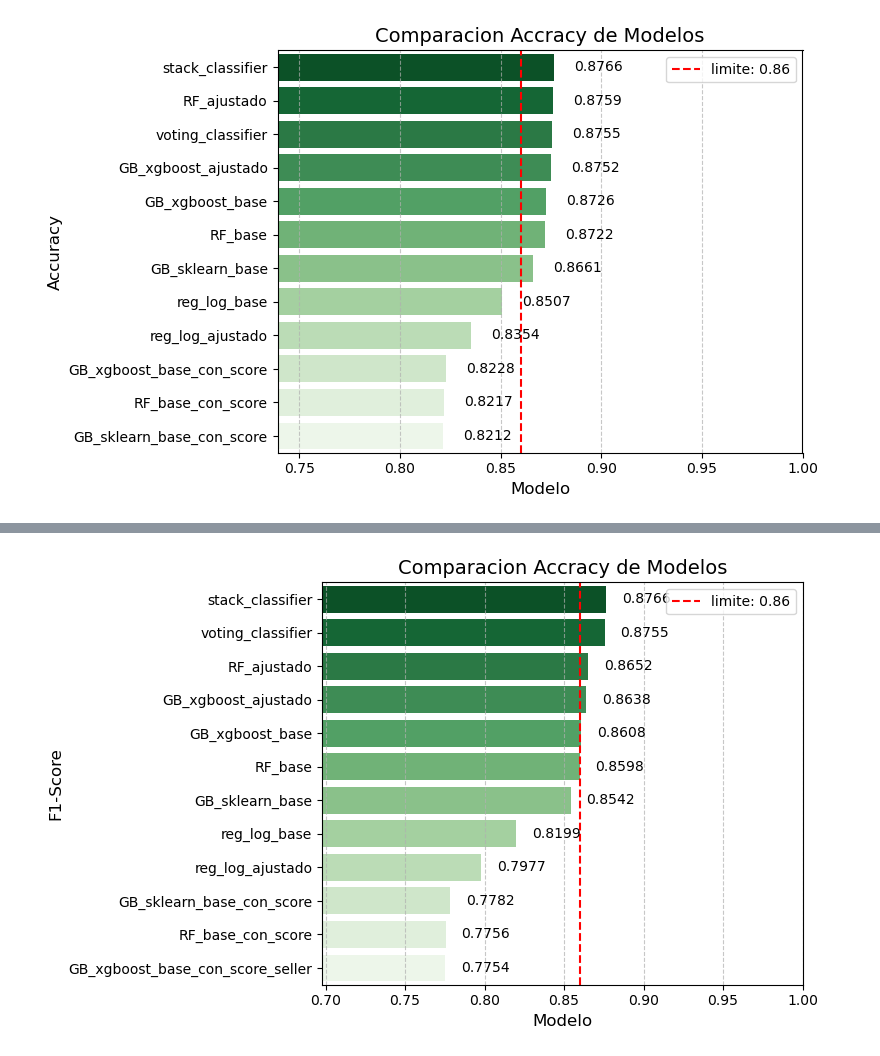
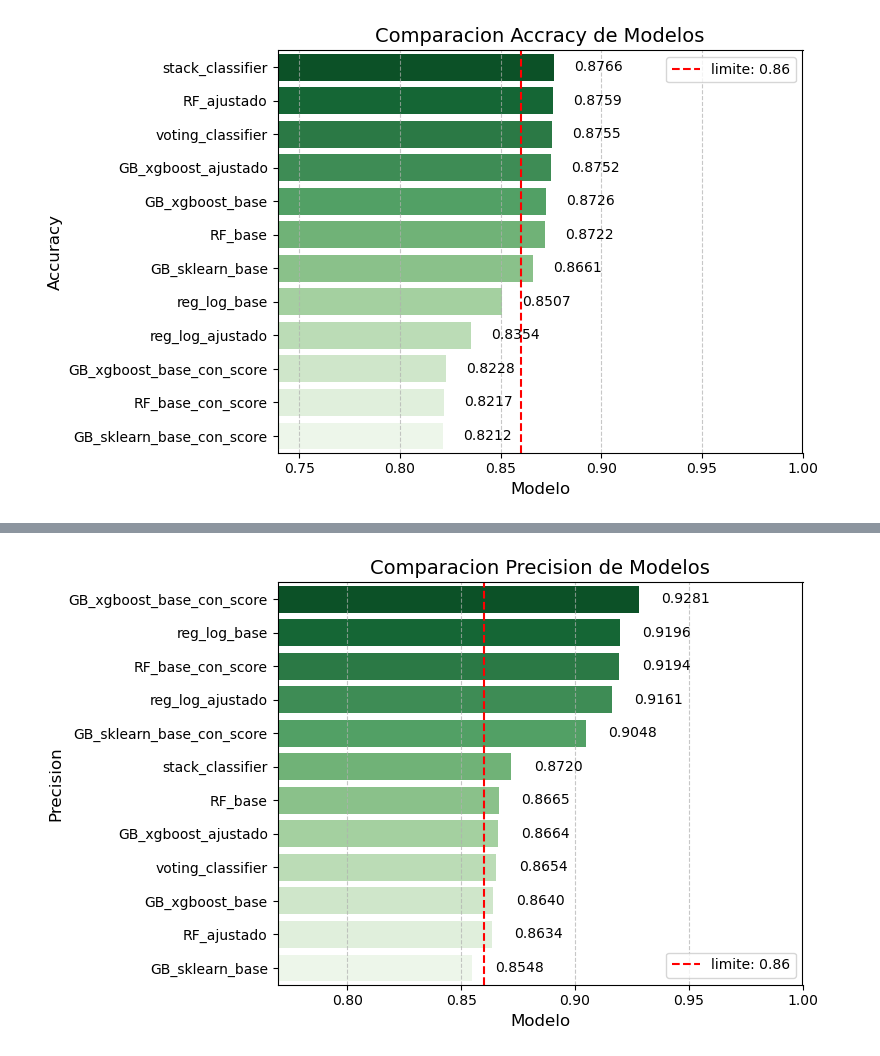
Before and after one commit to paulguz261/meli_ds_challenge2, a Jupyter notebook: notebooks/03_model_tunning.ipynb, the cells around one changed output, grey strips where cells are left out. Saved outputs shown, nothing was run; the diff lists cells and outputs as text; code cells hidden in the pictures.

```diff
--- a/notebooks/03_model_tunning.ipynb
+++ b/notebooks/03_model_tunning.ipynb
@@ -66,6 +66,8 @@ from sklearn.model_selection import GridSearchCV
 # %%
 dict_accuracy_models = {}
 dict_f1_models = {}
+dict_precision_models = {}
+dict_recall_models = {}
 # %% [markdown]
 ### Regresion Logistica
 
@@ -681,9 +719,12 @@ roc = roc_auc_score(y_test_transform, y_pred, average='macro')
 # Calculo Accuracy
 accuracy = accuracy_score(y_test_transform, y_pred)
 dict_accuracy_models["RF_ajustado"] = accuracy
-# Calculo F1-score
-f1 = f1_score(y_test_transform, y_pred)
-dict_f1_models["RF_ajustado"] = f1
+#calculo Precision usado=1
+prec = precision_score(y_test_transform, y_pred)
+dict_precision_models["RF_ajustado"] = prec
+#calculo Recall nuevo = 1
+rec = recall_score(y_test_transform, y_pred)
+dict_recall_models["RF_ajustado"] = rec
 
 print(f"area bajo la curva roc: {roc}")
 print(f"accuracy score test: {accuracy}")
@@ -755,16 +799,19 @@ estimators = [
 stack = StackingClassifier(estimators=estimators, final_estimator=LogisticRegression(random_state=123, n_jobs=-1))
 stack.fit(df_X_train_processed.drop(columns=["score_seller"]), y_train_transform)
 
-y_pred_stack = stack.predict(df_X_test_processed.drop(columns=["score_seller"]))
+y_pred = stack.predict(df_X_test_processed.drop(columns=["score_seller"]))
 
-roc_stack = roc_auc_score(y_test_transform, y_pred_stack, average='macro')
+roc_stack = roc_auc_score(y_test_transform, y_pred, average='macro')
 # Calculo Accuracy
-accuracy_stack = accuracy_score(y_test_transform, y_pred_stack)
+accuracy_stack = accuracy_score(y_test_transform, y_pred)
 dict_accuracy_models["stack_classifier"] = accuracy_stack
 
-# Calculo F1-score
-f1_stack = accuracy_score(y_test_transform, y_pred_stack)
-dict_f1_models["stack_classifier"] = f1_stack
+#calculo Precision usado=1
+prec = precision_score(y_test_transform, y_pred)
+dict_precision_models["stack_classifier"] = prec
+#calculo Recall nuevo = 1
+rec = recall_score(y_test_transform, y_pred)
+dict_recall_models["stack_classifier"] = rec
 
 print(f"stack: area bajo la curva roc: {roc_stack}")
 print(f"stack: accuracy score test: {accuracy_stack}")
@@ -818,29 +880,29 @@ F1-score
 # %%
 # Transform the dictionary into a DataFrame
-df_f1 = pd.DataFrame(list(dict_f1_models.items()), columns=['Modelo', 'F1-Score'])
+df_f1 = pd.DataFrame(list(dict_precision_models.items()), columns=['Modelo', 'Precision'])
 
 # Sort the DataFrame by Accuracy (descending order)
-df_f1 = df_f1.sort_values(by='F1-Score', ascending=False)
+df_f1 = df_f1.sort_values(by='Precision', ascending=False)
 
 # Plot a vertical barplot with a green gradient
 plt.figure(figsize=(8, 5))
-ax = sns.barplot(y='Modelo', x='F1-Score', data=df_f1, palette="Greens_r")
+ax = sns.barplot(y='Modelo', x='Precision', data=df_f1, palette="Greens_r")
 
-for i, value in enumerate(df_f1['F1-Score']):
+for i, value in enumerate(df_f1['Precision']):
     ax.text(value + 0.01, i, f"{value:.4f}", va='center', fontsize=10)
 
 
 # Add labels and title
-plt.title('Comparacion Accracy de Modelos', fontsize=14)
+plt.title('Comparacion Precision de Modelos', fontsize=14)
 plt.xlabel('Modelo', fontsize=12)
-plt.ylabel('F1-Score', fontsize=12)
-plt.xlim(min(df_f1["F1-Score"]*0.9), 1)  # Ensure the y-axis reflects accuracy as a percentage (0 to 1)
+plt.ylabel('Precision', fontsize=12)
+plt.xlim(min(df_f1["Precision"]*0.9), 1)  # Ensure the y-axis reflects accuracy as a percentage (0 to 1)
 plt.axvline(0.86, 0,1, color="red", ls="--", label="limite: 0.86")
 # Rotate x-axis labels for better visibility
 plt.grid(axis='x', linestyle='--', alpha=0.7)
 plt.xticks(rotation=0)
-plt.legend()
+plt.legend(loc="lower right")
 plt.tight_layout()
 plt.show()
 # %% [output]
-[figure, old version]
+[figure, new version]
```
Also changed, not shown: parts of 25 cells of this notebook.
